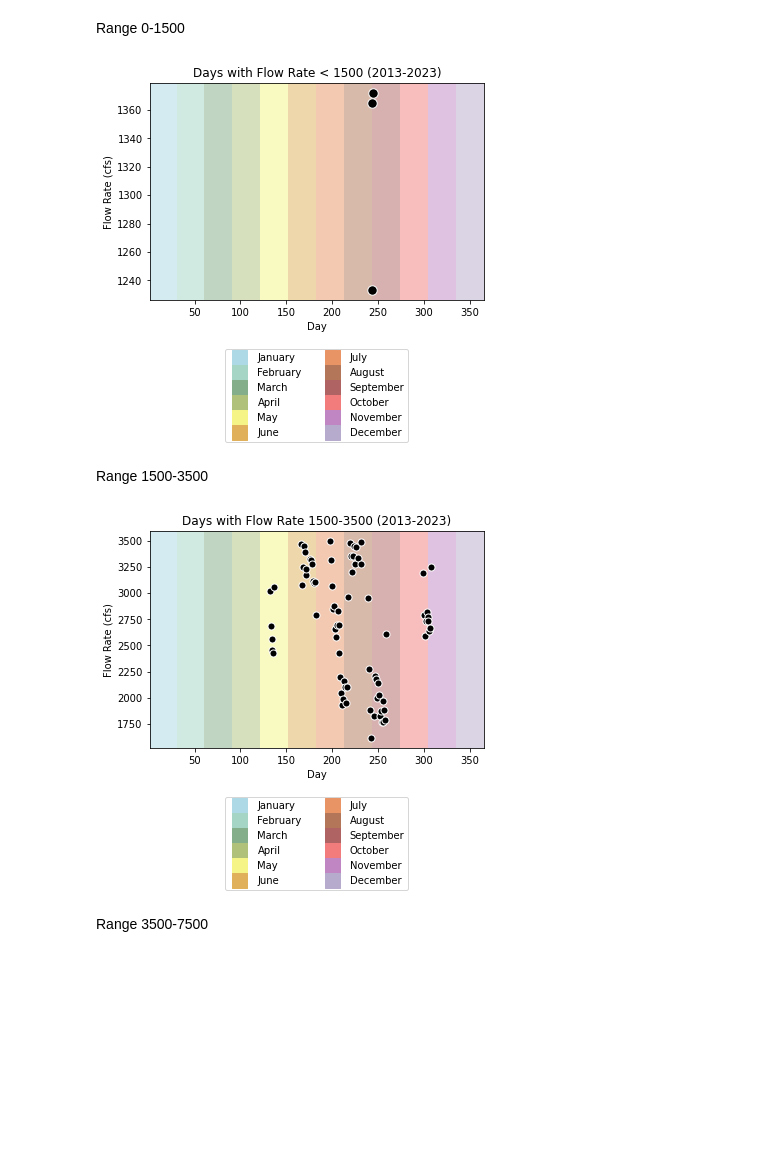
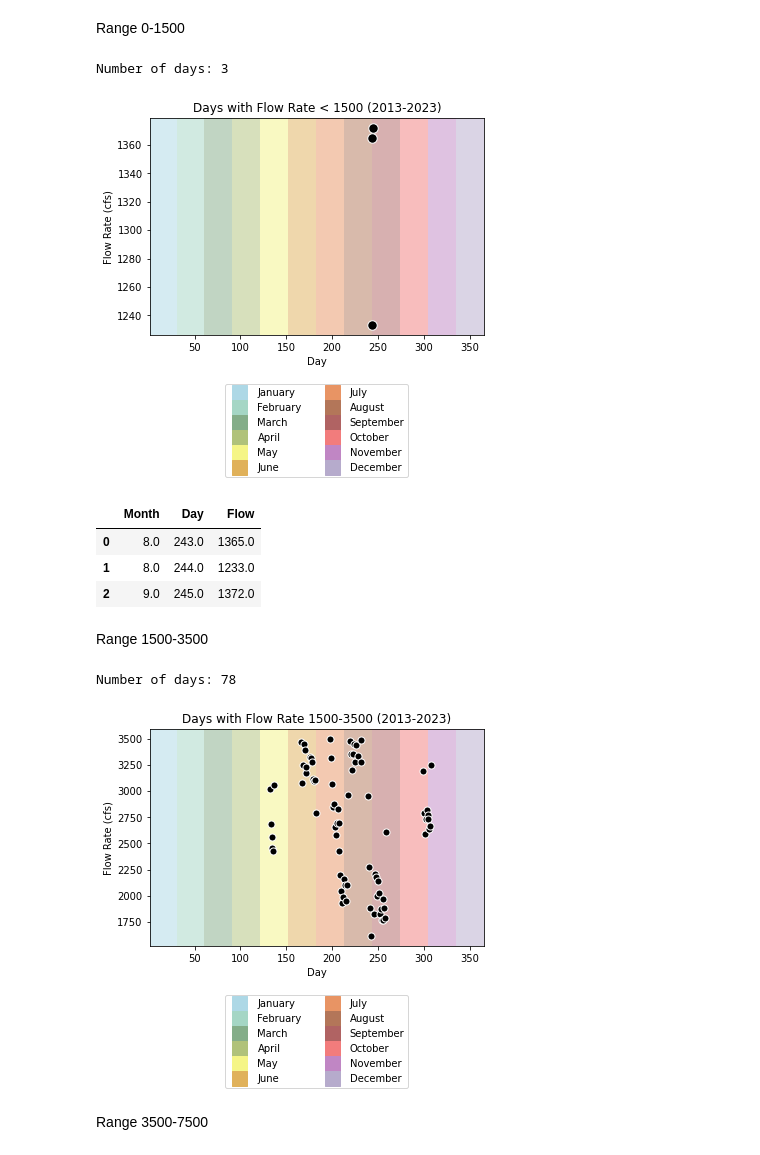
Before and after one commit to annahollandkeener/L-D2, a Jupyter notebook: L&D.ipynb, the cells around one changed output. Cells and saved outputs as stored; diff of their text form; code cells hidden in the pictures; blank space fills up the shorter version.

```diff
--- a/L&D.ipynb
+++ b/L&D.ipynb
@@ -104,34 +181,40 @@ plt.axvspan(152, 182, facecolor="#e0b15a", alpha=0.5) #jun
 plt.axvspan(182, 213, facecolor="#e89464", alpha=0.5) #jul
 plt.axvspan(213, 244, facecolor="#b37659", alpha=0.5) #aug
 plt.axvspan(244, 274, facecolor="#b06363", alpha=0.5) #sep
 plt.axvspan(274, 305, facecolor="#f27c7c", alpha=0.5) #oct
 plt.axvspan(305, 335, facecolor="#c086c4", alpha=0.5) #nov
 plt.axvspan(335, 366, facecolor="#b6abcc", alpha=0.5) #dec
 
 
 legend_entries = [
     plt.Line2D([0], [0], marker='s', color='lightblue', label='January', markersize=15, linestyle='None'),
     plt.Line2D([0], [0], marker='s', color='#a5d6c5', label='February', markersize=15, linestyle='None'),
     plt.Line2D([0], [0], marker='s', color='#84ad89', label='March', markersize=15, linestyle='None'),
     plt.Line2D([0], [0], marker='s', color='#b0c27a', label='April', markersize=15, linestyle='None'),
     plt.Line2D([0], [0], marker='s', color='#f5f587', label='May', markersize=15, linestyle='None'),
     plt.Line2D([0], [0], marker='s', color='#e0b15a', label='June', markersize=15, linestyle='None'),
     plt.Line2D([0], [0], marker='s', color='#e89464', label='July', markersize=15, linestyle='None'),
     plt.Line2D([0], [0], marker='s', color='#b37659', label='August', markersize=15, linestyle='None'),
     plt.Line2D([0], [0], marker='s', color='#b06363', label='September', markersize=15, linestyle='None'),
     plt.Line2D([0], [0], marker='s', color='#f27c7c', label='October', markersize=15, linestyle='None'),
     plt.Line2D([0], [0], marker='s', color='#c086c4', label='November', markersize=15, linestyle='None'),
     plt.Line2D([0], [0], marker='s', color='#b6abcc', label='December', markersize=15, linestyle='None'),
 
 ]
 
 plt.legend(handles=legend_entries, bbox_to_anchor=(0.5, -0.2), loc='upper center', ncol=2)
+print("Number of days: " + str(len(range0_1500df)))
 
 plt.show()
 
-#display(range0_1500df)
+display(range0_1500df)
 # %% [output]
+Number of days: 3
 [figure]
+|  | Month | Day | Flow |
+| 0 | 8.0 | 243.0 | 1365.0 |
+| 1 | 8.0 | 244.0 | 1233.0 |
+| 2 | 9.0 | 245.0 | 1372.0 |
 # %% [markdown]
 Range 1500-3500
 # %%
@@ -173,10 +256,13 @@ legend_entries = [
 
 plt.legend(handles=legend_entries, bbox_to_anchor=(0.5, -0.2), loc='upper center', ncol=2)
 
+print("Number of days: " + str(len(range1500_3500df)))
+
 plt.show()
 
 #display(range1500_3500df)
 # %% [output]
+Number of days: 78
 [figure]
 # %% [markdown]
 Range 3500-7500
```
Also changed, not shown: parts of 5 cells of this notebook.
